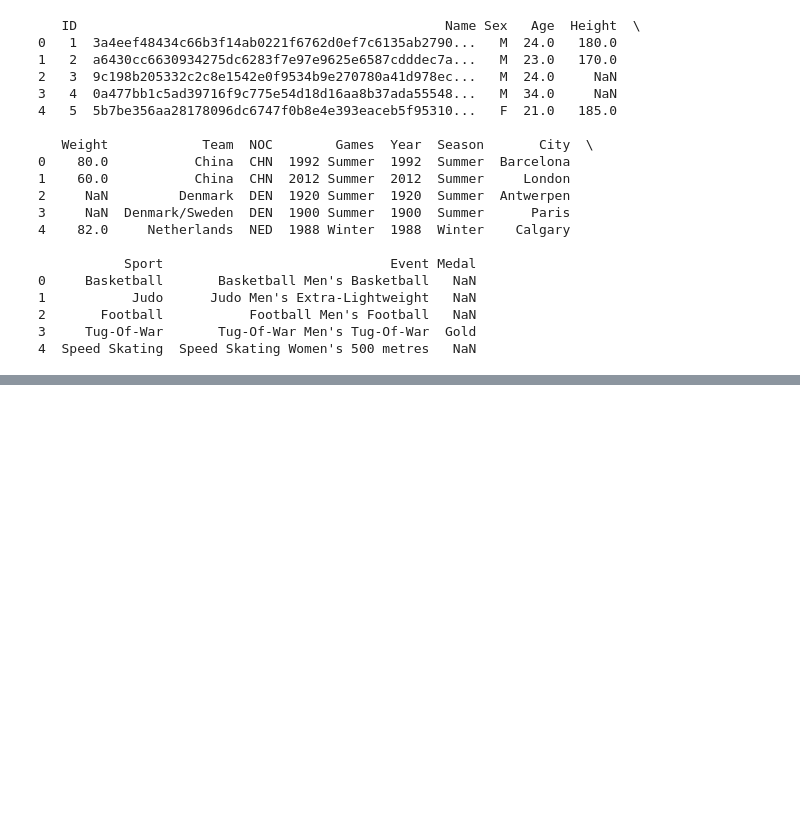
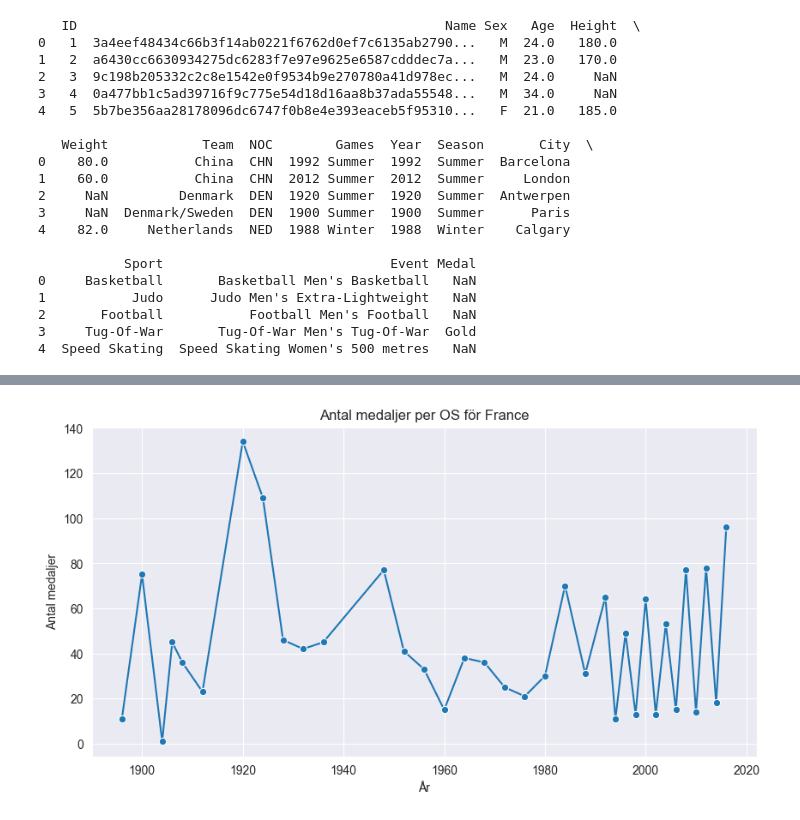
Before and after one commit to Gremlet/databehandling-grupp-9-projekt, a Jupyter notebook: grupparbete/osprojektet.ipynb, the cells around one changed output, grey strips where cells are left out. Drawn from its saved outputs; the diff is of its cells as text; code cells hidden in the pictures; blank space fills up the shorter version.

```diff
--- a/grupparbete/osprojektet.ipynb
+++ b/grupparbete/osprojektet.ipynb
@@ -32,0 +173,13 @@ print(df_program.head())
+# %%
+#antal medaljer per OS år
+medals_per_year = medals.groupby("Year")["Medal"].count()
+
+plt.figure(figsize=(10,5))
+sns.lineplot(x=medals_per_year.index, y=medals_per_year.values, marker="o")
+plt.title(f"Antal medaljer per OS för {country}")
+plt.xlabel("År")
+plt.ylabel("Antal medaljer")
+plt.grid(True)
+plt.show()
+# %% [output]
+[figure, added]
```
Also changed, not shown: parts of 16 cells of this notebook.
